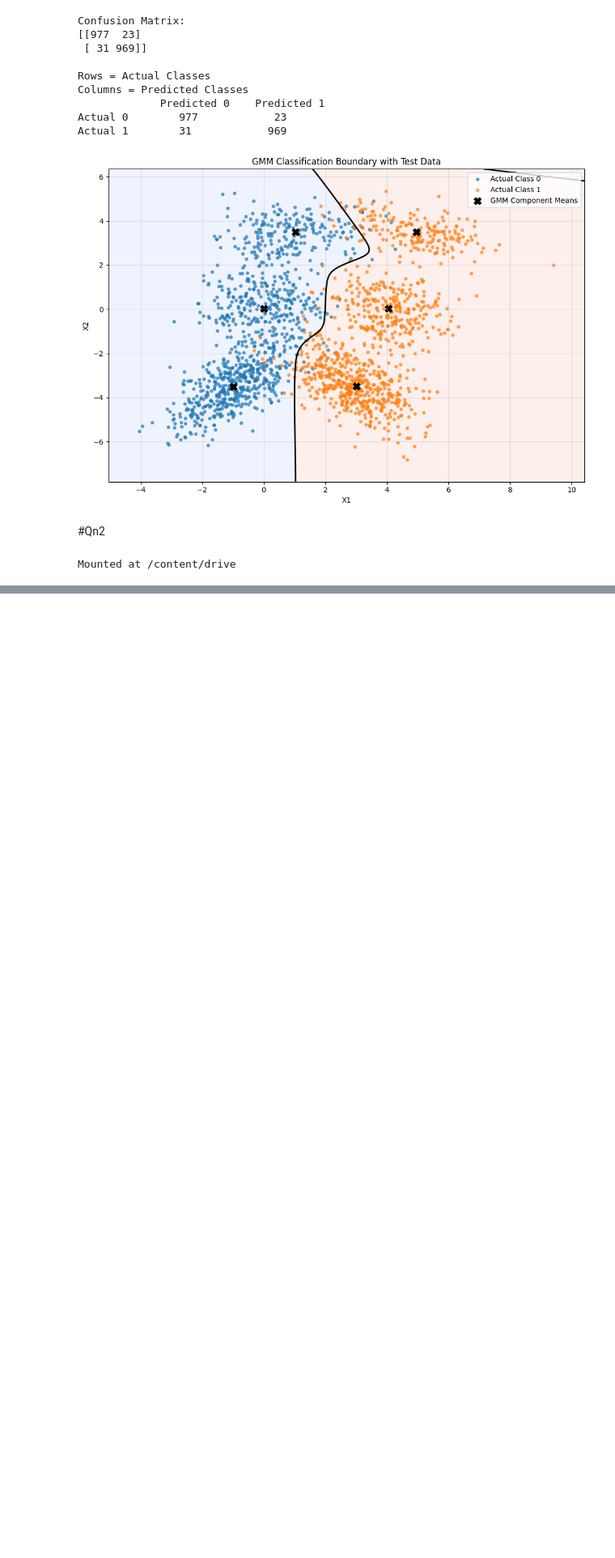
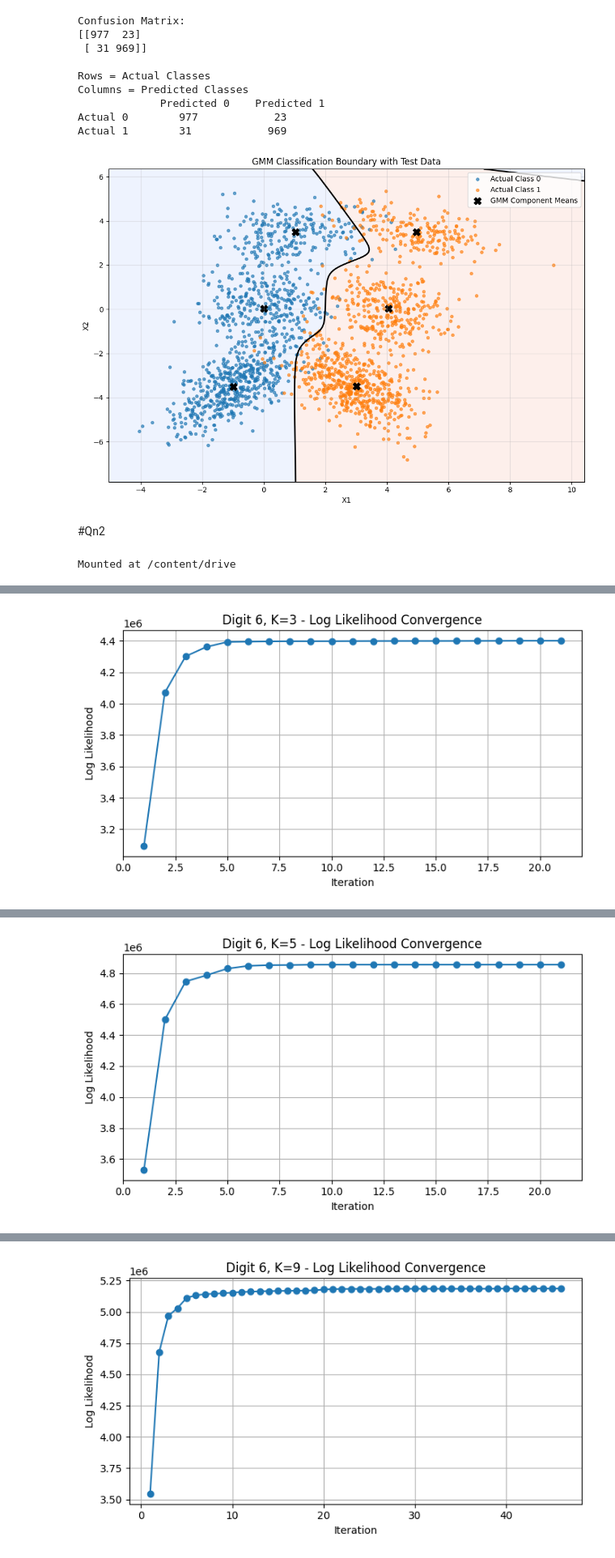
Before and after one commit to KrithikChidM/PrmlLab, a Jupyter notebook: Lab7/code.ipynb, the cells around one changed output, grey strips where cells are left out. Shown at 81% size. Drawn from its saved outputs; the diff is of its cells as text; code cells hidden in the pictures; blank space fills up the shorter version.

```diff
--- a/Lab7/code.ipynb
+++ b/Lab7/code.ipynb
@@ -577,19 +754,0 @@ Test images: 935
-# %%
-train_data = {}
-validation_data = {}
-test_data = {}
-
-for digit in digits:
-    X = data[digit]['development']
-    split = int(0.75 * len(X))
-
-    train_data[digit] = X[:split]
-    validation_data[digit] = X[split:]
-    test_data[digit] = data[digit]['test']
-
-    print(
-        f"\nDigit {digit}: "
-        f"Training={len(train_data[digit])}, "
-        f"Validation={len(validation_data[digit])}, "
-        f"Testing={len(test_data[digit])}"
-    )
@@ -812,0 +755,57 @@ Actual 8 predicted as 3: 40
+# %%
+best_K = {}
+validation_scores = {}
+
+for digit in digits:
+
+    print(f"\nSelecting K for Digit {digit}")
+
+    scores = []
+
+    for K in K_values:
+
+        print(f"\nTraining GMM: Digit {digit}, K={K}")
+
+        model = GMM(K, max_iter)
+
+        model.fit(
+            train_data[digit],
+            label=f"Digit {digit}, K={K}"
+        )
+
+        validation_score = model.predict_score(
+            validation_data[digit]
+        )
+
+        scores.append(validation_score)
+
+        print(
+            f"Validation Average Log Likelihood: "
+            f"{validation_score:.4f}"
+        )
+
+    best_index = np.argmax(scores)
+
+    best_K[digit] = K_values[best_index]
+    validation_scores[digit] = scores
+
+    print(
+        f"\nBest K for Digit {digit}: "
+        f"{best_K[digit]}"
+    )
+
+models = {}
+
+for digit in digits:
+
+    K = best_K[digit]
+
+    print(f"\nFinal GMM Training: Digit {digit}, K={K}")
+
+    models[digit] = GMM(K, max_iter)
+
+    models[digit].fit(
+        data[digit]['development'],
+        label=f"Final Digit {digit}, K={K}"
+    )
+# %% [output]
@@ -812,0 +829 @@ Actual 8 predicted as 3: 40
+[figure, added]
@@ -812,0 +847 @@ Actual 8 predicted as 3: 40
+[figure, added]
@@ -812,0 +865 @@ Actual 8 predicted as 3: 40
+[figure, added]
```
Also changed, not shown: parts of 16 cells of this notebook.
